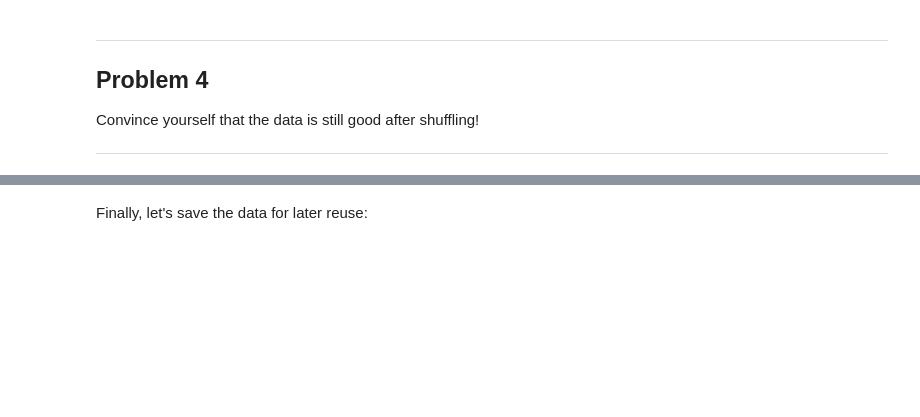
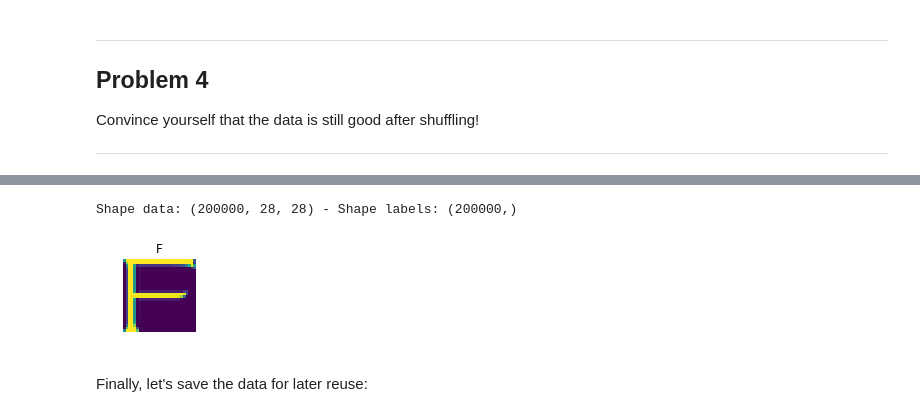
Before and after one commit to pvhee/deeplearning_experiments, a Jupyter notebook: 1_notmnist.ipynb, the cells around one changed output, grey strips where cells are left out. Cells and saved outputs as stored; diff of their text form; code cells hidden in the pictures; blank space fills up the shorter version.

Commit message:
Cleanup validation, add labels

```diff
--- a/1_notmnist.ipynb
+++ b/1_notmnist.ipynb
@@ -379,28 +371,12 @@ Testing: (10000, 28, 28) (10000,)
 # %%
+pretty_labels = {0: 'A', 1: 'B', 2: 'C', 3: 'D', 4: 'E', 5: 'F', 6: 'G', 7: 'H', 8: 'I', 9: 'J'}
+
 def verify_dataset(dataset, labels):
     print('Shape data:', dataset.shape, '- Shape labels:', labels.shape)
     permutation = np.random.permutation(dataset.shape[0])
-    for i in random.sample(permutation, 10):
-        print(i)
-        plt.figure()
-        plt.title(labels[i])
+    plt.figure()
+    for i, item in enumerate(random.sample(permutation, 8)):
+        plt.subplot(2,4,+1)
         plt.axis('off')
-        plt.imshow(dataset[i])
-
-
-
-
-#     for f in datafolders:
-#         filename = f + '.pickle';
-#         letter = f[-1]
-#         dataset = unpickle_dataset(filename)
-#         plt.figure()
-#         plt.suptitle(letter)
-
-#         # Display 8 variants for each letter
-#         for i, img in enumerate(random.sample(list(dataset), 8)):
-#             plt.subplot(2,4,i+1)
-#             plt.axis('off')
-#             plt.imshow(img)
-
-verify_dataset(test_dataset, test_labels)
+        plt.title(pretty_labels[labels[item]])
+        plt.imshow(dataset[item])
@@ -429,3 +388,8 @@ Shape data: (10000, 28, 28) - Shape labels: (10000,)
+# %%
+verify_dataset(train_dataset, train_labels)
+# %% [output]
+Shape data: (200000, 28, 28) - Shape labels: (200000,)
+[figure, added]
 # %% [markdown]
 Finally, let's save the data for later reuse:
 # %%
```
Also changed, not shown: parts of 4 cells of this notebook, 1 other file.
